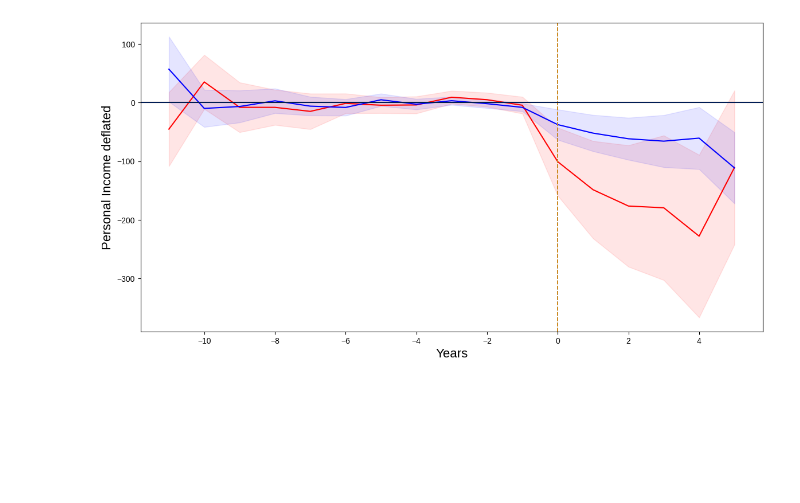
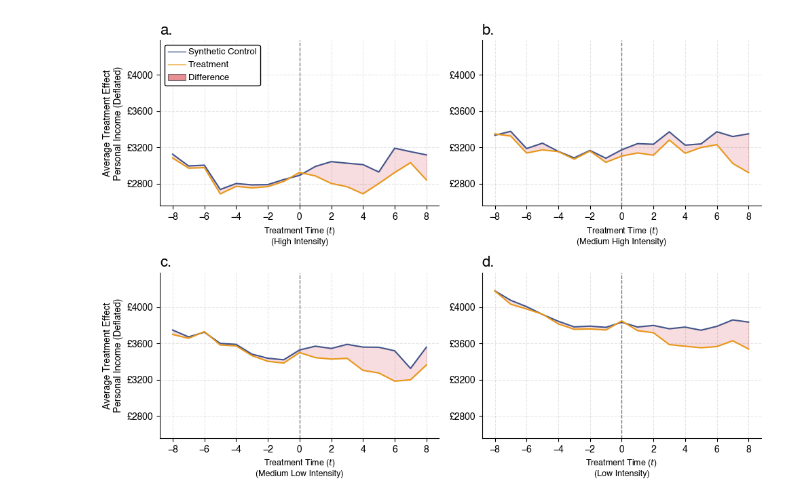
Before and after one commit to centre-for-care/costofcare, a Jupyter notebook: src/plot_results.ipynb, the cells around one changed output. Saved outputs shown, nothing was run; the diff lists cells and outputs as text; code cells hidden in the pictures; blank space fills up the shorter version.

Commit message:
Four initial figures (synths vs treats)

```diff
--- a/src/plot_results.ipynb
+++ b/src/plot_results.ipynb
@@ -1,34 +0,0 @@
-# %%
-import pandas as pd
-import math
-import matplotlib.pyplot as plt
-import matplotlib as mpl
-from matplotlib.pyplot import figure
-import matplotlib.ticker as mtick
-mpl.rc('font', family='Liberation Sans')
-# %%
-mpl.rc('font', family='Liberation Sans')
-
-figure(figsize=(14, 7))
-differences = pd.read_csv('./final_outputs/w_diffs_ind_inc_deflated_hi.csv', index_col=0)[:5]
-ax = differences.mean(axis=1).plot(color='red')
-plt.axvline(x=0, linestyle='--', color='#001c54', alpha=1, linewidth=1.25)
-plt.axhline(y=0, color='#E89818', linestyle='-')
-plt.fill_between(x=differences.index,
-                 y1=differences.mean(axis=1) + (1.96*(differences.std(axis=1)/differences.count(axis=1).apply(math.sqrt))),
-                 y2=differences.mean(axis=1) - (1.96*(differences.std(axis=1)/differences.count(axis=1).apply(math.sqrt))),
-                     color='red', alpha=0.1)
-differences = pd.read_csv('./final_outputs/w_diffs_ind_inc_deflated_li.csv', index_col=0)[:5]
-ax = differences.mean(axis=1).plot(color='blue')
-plt.axvline(x=0, linestyle='--', color='#E89818', alpha=1, linewidth=1.25)
-plt.xlabel('Years', fontsize=16)
-plt.ylabel('Personal Income deflated', fontsize=16)
-plt.axhline(y=0, color='#001c54', linestyle='-')
-plt.fill_between(x=differences.index,
-                 y1=differences.mean(axis=1) + (1.96*(differences.std(axis=1)/differences.count(axis=1).apply(math.sqrt))),
-                 y2=differences.mean(axis=1) - (1.96*(differences.std(axis=1)/differences.count(axis=1).apply(math.sqrt))),
-                     color='blue', alpha=0.1)
-#ax.yaxis.set_major_formatter(mtick.PercentFormatter())
-plt.show()
-# %% [output]
-[figure, removed]
@@ -34,0 +97,14 @@ plt.show()
+# %%
+df_hi = load_data('synths_hh_inc_deflated_hi.csv',
+                  'treats_hh_inc_deflated_hi.csv')
+df_mhi = load_data('synths_hh_inc_deflated_mhi.csv',
+                   'treats_hh_inc_deflated_mhi.csv')
+df_mli = load_data('synths_hh_inc_deflated_mli.csv',
+                   'treats_hh_inc_deflated_mli.csv')
+df_li = load_data('synths_hh_inc_deflated_li.csv',
+                  'treats_hh_inc_deflated_li.csv')
+figure_plotter(df_hi, df_mhi, df_mli, df_li,
+               'Personal Income (Deflated)',
+               'hh_inc_deflated')
+# %% [output]
+[figure, added]
```
Also changed, not shown: parts of 4 cells of this notebook, 6 other files.
